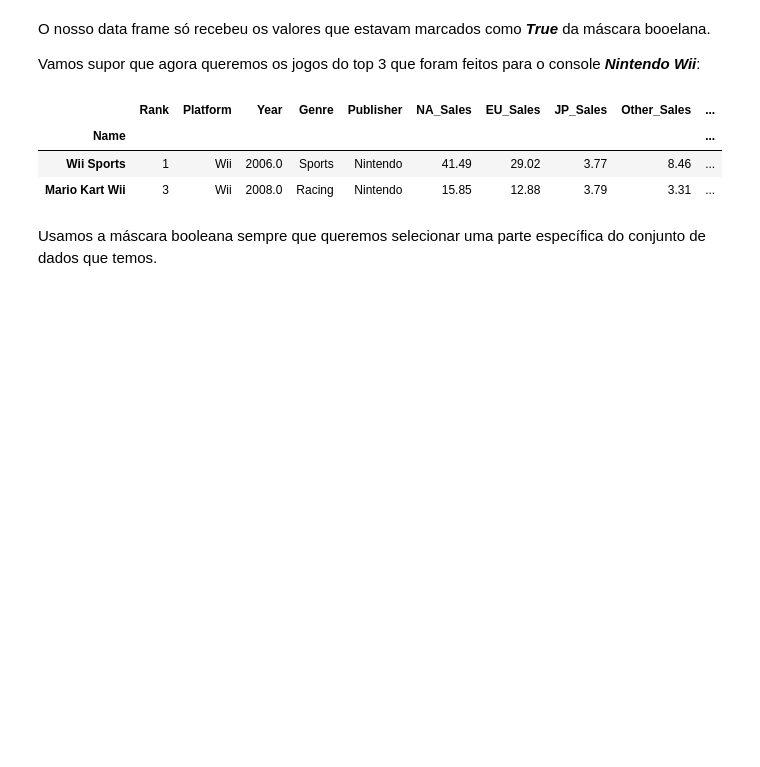
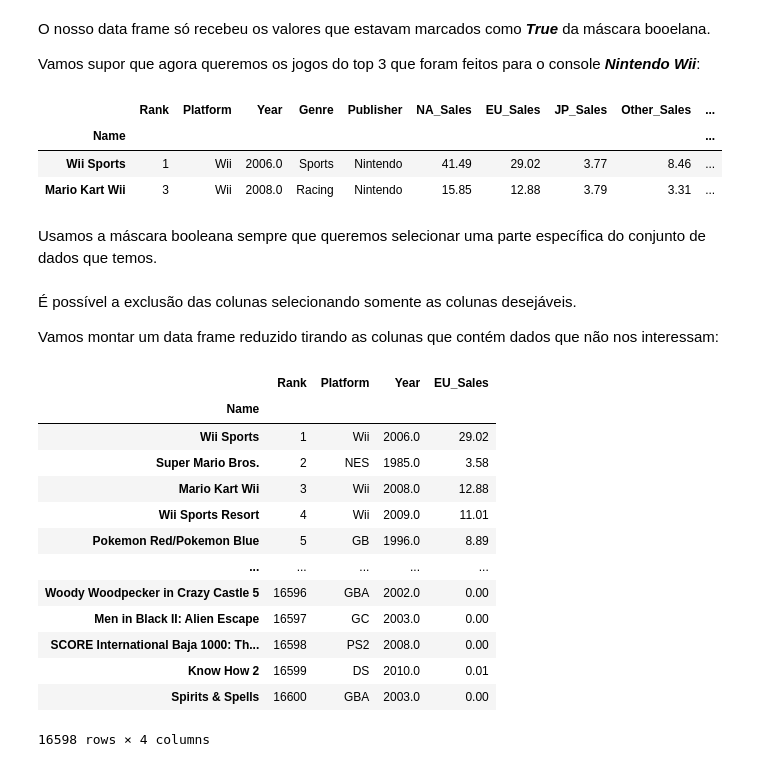
Before and after one commit to leoperassoli/python, a Jupyter notebook: pandas/planilhas_e_mascara_booleana_python.ipynb, the cells around one changed output. Cells and saved outputs as stored; diff of their text form; code cells hidden in the pictures; blank space fills up the shorter version.

```diff
--- a/pandas/planilhas_e_mascara_booleana_python.ipynb
+++ b/pandas/planilhas_e_mascara_booleana_python.ipynb
@@ -150,3 +150,26 @@ df4
 | Mario Kart Wii | 3 | Wii | 2008.0 | Racing | Nintendo | 15.85 | 12.88 | 3.79 | 3.31 | ... |
 # %% [markdown]
 Usamos a máscara booleana sempre que queremos selecionar uma parte específica do conjunto de dados que temos.
+# %% [markdown]
+É possível a exclusão das colunas selecionando somente as colunas desejáveis.
+
+Vamos montar um data frame reduzido tirando as colunas que contém dados que não nos interessam:
+# %%
+colunas_pra_ficar = ["Rank","Platform","Year","EU_Sales"]
+df1 = df1[colunas_pra_ficar]
+df1
+# %% [output]
+|  | Rank | Platform | Year | EU_Sales |
+| Name |  |  |  |  |
+| Wii Sports | 1 | Wii | 2006.0 | 29.02 |
+| Super Mario Bros. | 2 | NES | 1985.0 | 3.58 |
+| Mario Kart Wii | 3 | Wii | 2008.0 | 12.88 |
+| Wii Sports Resort | 4 | Wii | 2009.0 | 11.01 |
+| Pokemon Red/Pokemon Blue | 5 | GB | 1996.0 | 8.89 |
+| ... | ... | ... | ... | ... |
+| Woody Woodpecker in Crazy Castle 5 | 16596 | GBA | 2002.0 | 0.00 |
+| Men in Black II: Alien Escape | 16597 | GC | 2003.0 | 0.00 |
+| SCORE International Baja 1000: Th... | 16598 | PS2 | 2008.0 | 0.00 |
+| Know How 2 | 16599 | DS | 2010.0 | 0.01 |
+| Spirits & Spells | 16600 | GBA | 2003.0 | 0.00 |
+16598 rows × 4 columns
```
Also changed, not shown: parts of 12 cells of this notebook.
